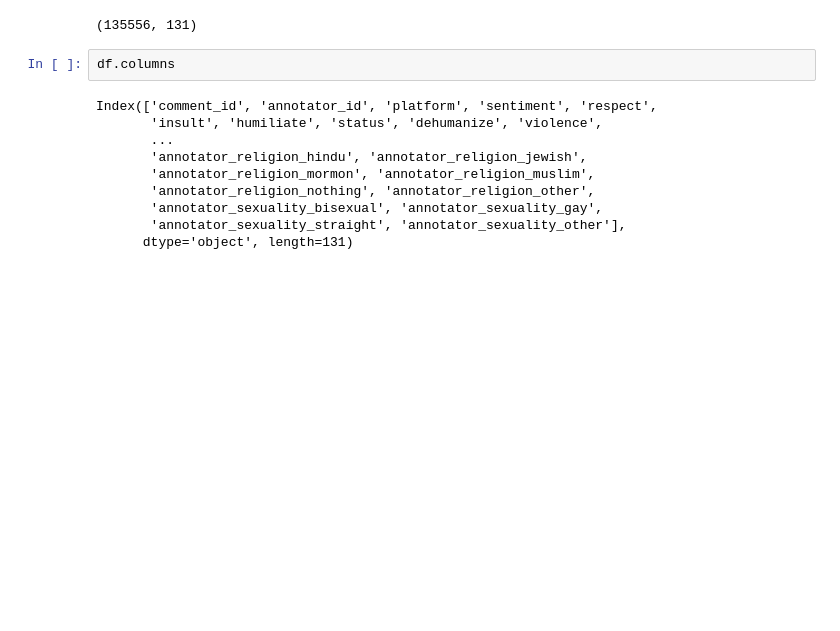
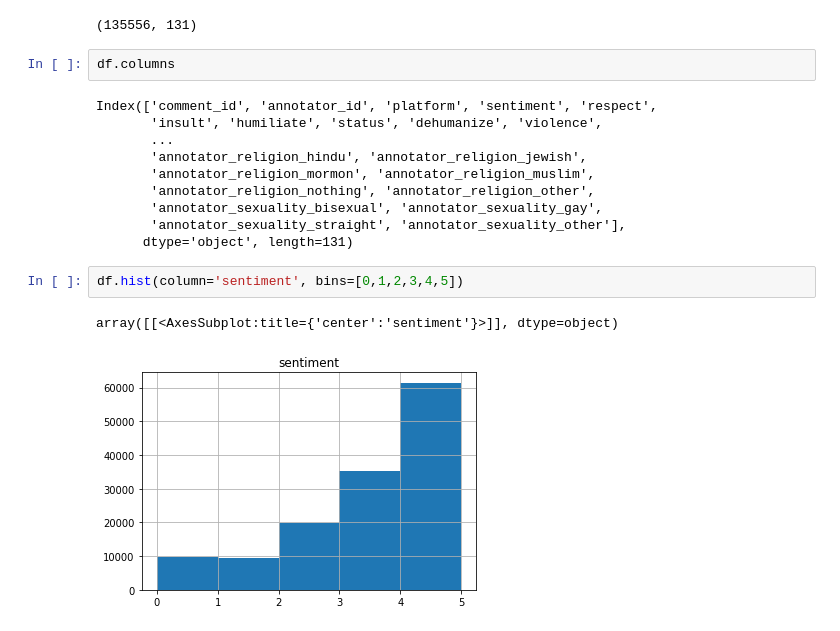
Before and after one commit to ndiaz9/NLP, a Jupyter notebook: Proyecto-G2/Dataset.ipynb, the cells around one changed output. Cells and saved outputs as stored; diff of their text form; blank space fills up the shorter version.

```diff
--- a/Proyecto-G2/Dataset.ipynb
+++ b/Proyecto-G2/Dataset.ipynb
@@ -43,3 +44,8 @@ Index(['comment_id', 'annotator_id', 'platform', 'sentiment', 'respect',
        'annotator_sexuality_bisexual', 'annotator_sexuality_gay',
        'annotator_sexuality_straight', 'annotator_sexuality_other'],
       dtype='object', length=131)
+# %%
+df.hist(column='sentiment', bins=[0,1,2,3,4,5])
+# %% [output]
+array([[<AxesSubplot:title={'center':'sentiment'}>]], dtype=object)
+[figure, added]
```
Also changed, not shown: parts of 8 cells of this notebook, 2 other files.
